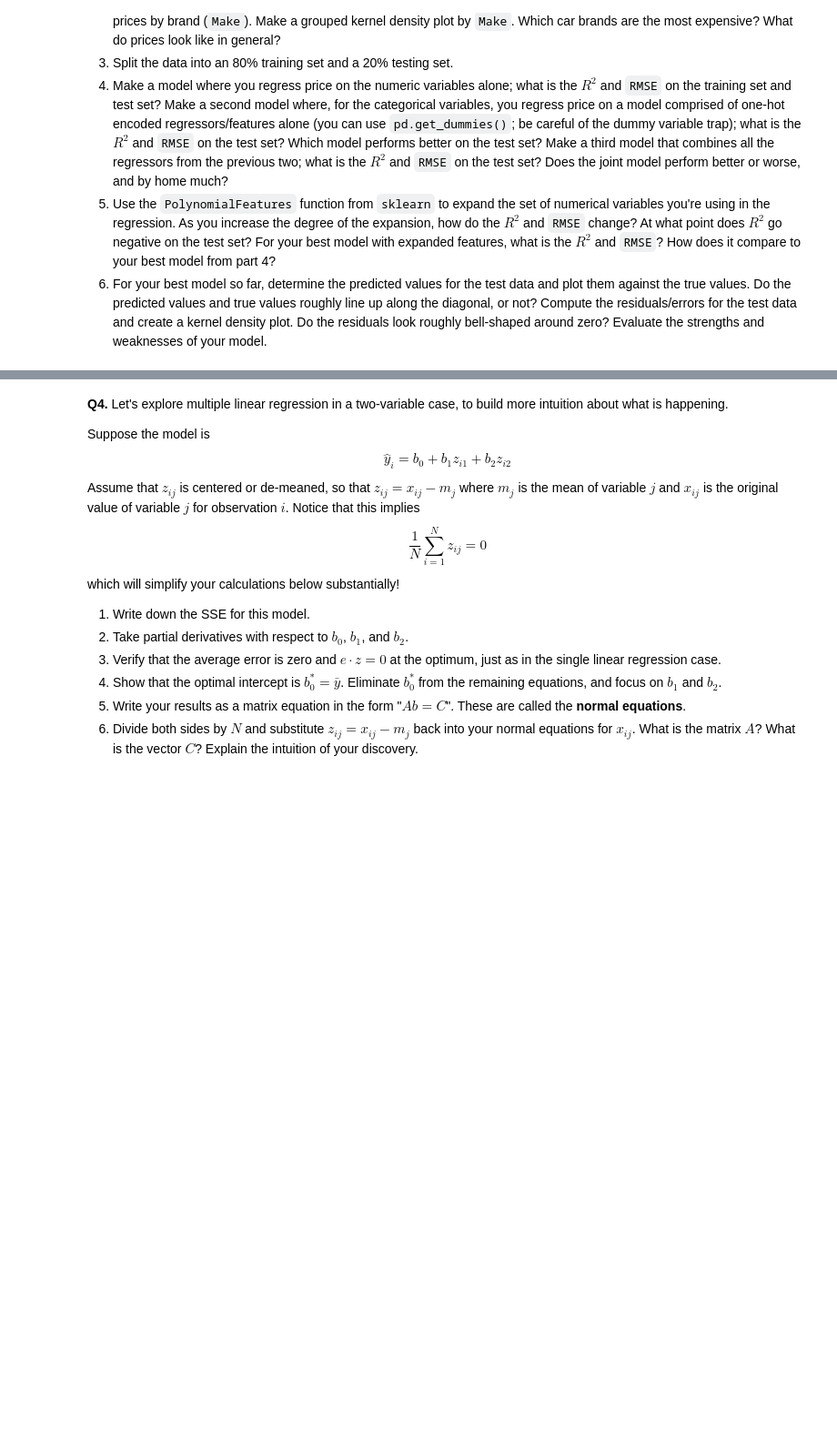
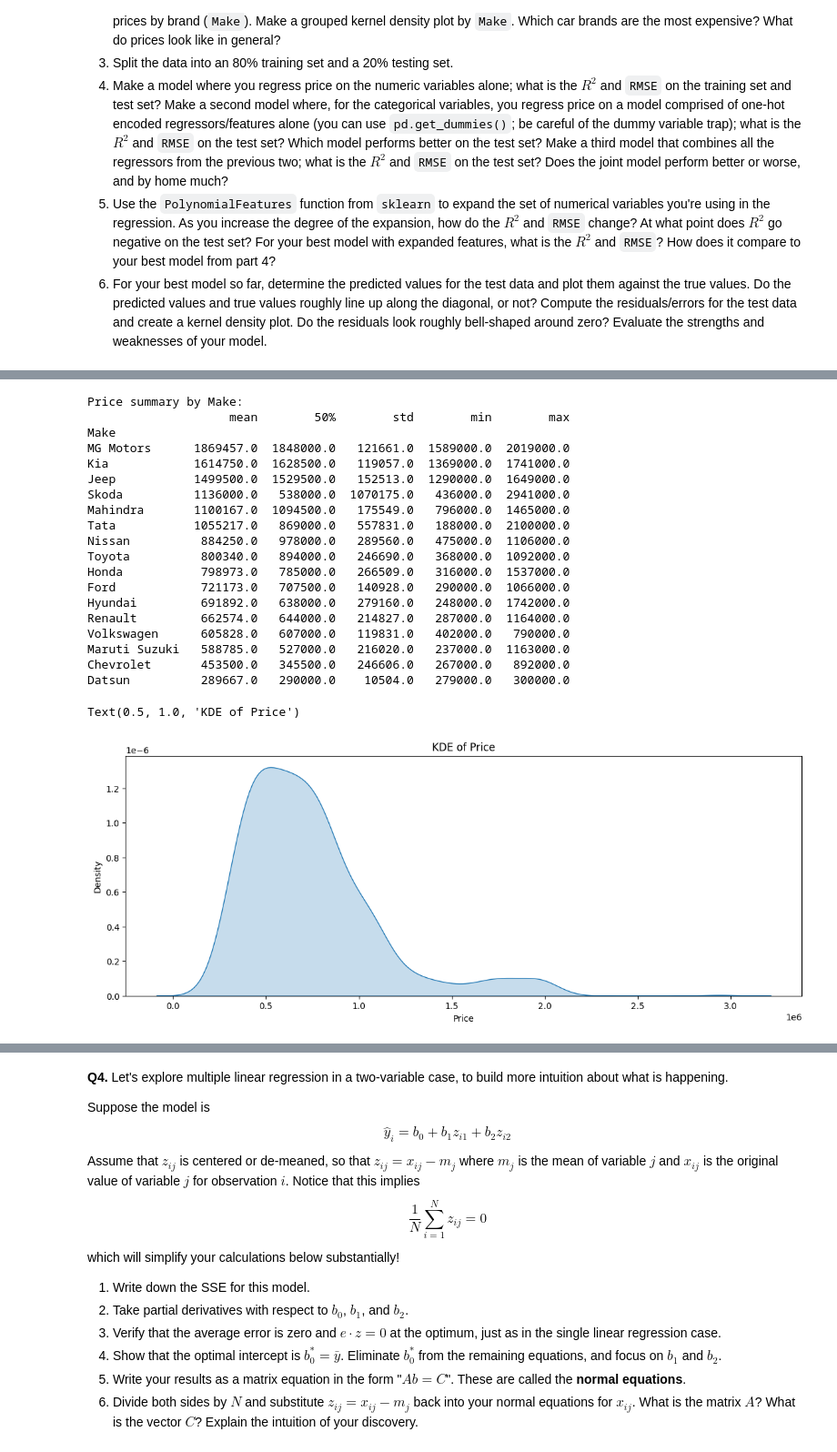
Before and after one commit to dylanmulieri/linear_models, a Jupyter notebook: assignment/assignment.ipynb, the cells around one changed output, grey strips where cells are left out. Shown at 91% size. Saved outputs shown, nothing was run; the diff lists cells and outputs as text; code cells hidden in the pictures; blank space fills up the shorter version.

```diff
--- a/assignment/assignment.ipynb
+++ b/assignment/assignment.ipynb
@@ -269,3 +269,17 @@ This means that property type does not explain much of the variation in review s
   4. Make a model where you regress price on the numeric variables alone; what is the $R^2$ and `RMSE` on the training set and test set? Make a second model where, for the categorical variables, you regress price on a model comprised of one-hot encoded regressors/features alone (you can use `pd.get_dummies()`; be careful of the dummy variable trap); what is the $R^2$ and `RMSE` on the test set? Which model performs better on the test set? Make a third model that combines all the regressors from the previous two; what is the $R^2$ and `RMSE` on the test set? Does the joint model perform better or worse, and by home much?
   5. Use the `PolynomialFeatures` function from `sklearn` to expand the set of numerical variables you're using in the regression. As you increase the degree of the expansion, how do the $R^2$ and `RMSE` change? At what point does $R^2$ go negative on the test set? For your best model with expanded features, what is the $R^2$ and `RMSE`? How does it compare to your best model from part 4?
   6. For your best model so far, determine the predicted values for the test data and plot them against the true values. Do the predicted values and true values roughly line up along the diagonal, or not? Compute the residuals/errors for the test data and create a kernel density plot. Do the residuals look roughly bell-shaped around zero? Evaluate the strengths and weaknesses of your model.
+# %%
+# 1
+# load data
+cars = pd.read_csv('https://raw.githubusercontent.com/dylanmulieri/linear_models/refs/heads/main/data/cars_hw.csv')
+
+# clean
+
+# Price is right-skewed. Log-transform to counteract
+cars['LogPrice'] = np.log(cars['Price'])
+
+# transmission is a number dash speed (ex. 4-speed). Extract numeric value
+cars['Transmission_Speed'] = cars['Transmission'].str.extract(r'(\d+)').astype(float)
+# Fill CVT with median
+cars['Transmission_Speed'].fillna(cars['Transmission_Speed'].median(), inplace=True)
@@ -271,0 +293,42 @@ This means that property type does not explain much of the variation in review s
+# %%
+# 2
+'''
+Summarize the Price variable and create a kernel density plot.
+Use .groupby() and .describe() to summarize prices by brand (Make).
+Make a grouped kernel density plot by Make.
+Which car brands are the most expensive? What do prices look like in general?
+'''
+# groupby and describe prices by make
+price_by_make = cars.groupby('Make')['Price'].describe().sort_values('mean', ascending=False)
+print("Price summary by Make:")
+print(price_by_make[['mean', '50%', 'std', 'min', 'max']].round(0))
+
+# construct kde
+fig, ax = plt.subplots(figsize=(14, 5))
+sns.kdeplot(data=cars, x='Price', fill=True, ax=ax)
+ax.set_title('KDE of Price')
+# Right skew
+# Generally, car prices cluster around the 350k to 750k range
+# MG Motors, Kia, and Jeep tend to be most expensive
+# %% [output]
+Price summary by Make:
+                    mean        50%        std        min        max
+Make
+MG Motors      1869457.0  1848000.0   121661.0  1589000.0  2019000.0
+Kia            1614750.0  1628500.0   119057.0  1369000.0  1741000.0
+Jeep           1499500.0  1529500.0   152513.0  1290000.0  1649000.0
+Skoda          1136000.0   538000.0  1070175.0   436000.0  2941000.0
+Mahindra       1100167.0  1094500.0   175549.0   796000.0  1465000.0
+Tata           1055217.0   869000.0   557831.0   188000.0  2100000.0
+Nissan          884250.0   978000.0   289560.0   475000.0  1106000.0
+Toyota          800340.0   894000.0   246690.0   368000.0  1092000.0
+Honda           798973.0   785000.0   266509.0   316000.0  1537000.0
+Ford            721173.0   707500.0   140928.0   290000.0  1066000.0
+Hyundai         691892.0   638000.0   279160.0   248000.0  1742000.0
+Renault         662574.0   644000.0   214827.0   287000.0  1164000.0
+Volkswagen      605828.0   607000.0   119831.0   402000.0   790000.0
+Maruti Suzuki   588785.0   527000.0   216020.0   237000.0  1163000.0
+Chevrolet       453500.0   345500.0   246606.0   267000.0   892000.0
+Datsun          289667.0   290000.0    10504.0   279000.0   300000.0
+Text(0.5, 1.0, 'KDE of Price')
+[figure, added]
```
Also changed, not shown: parts of 5 cells of this notebook.
